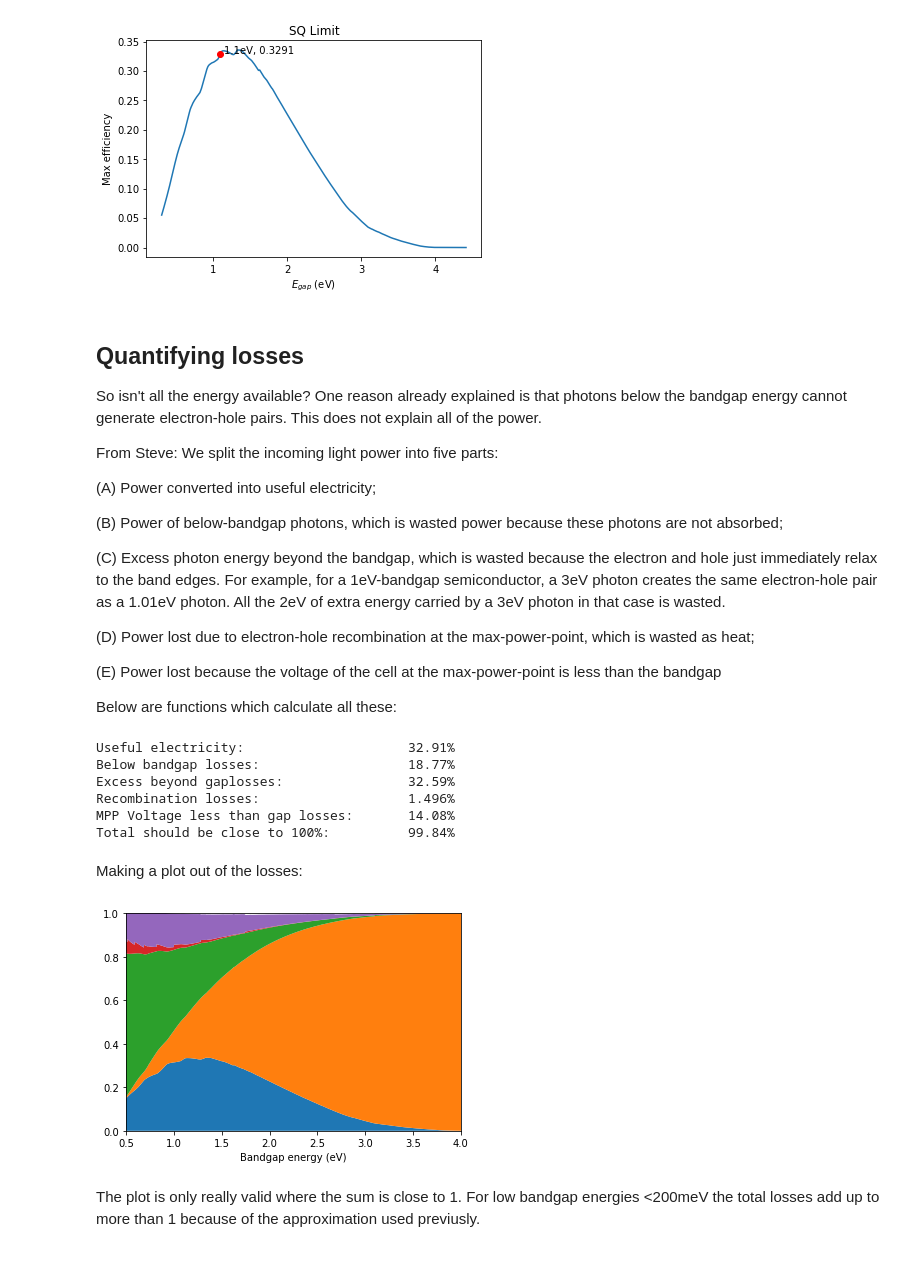
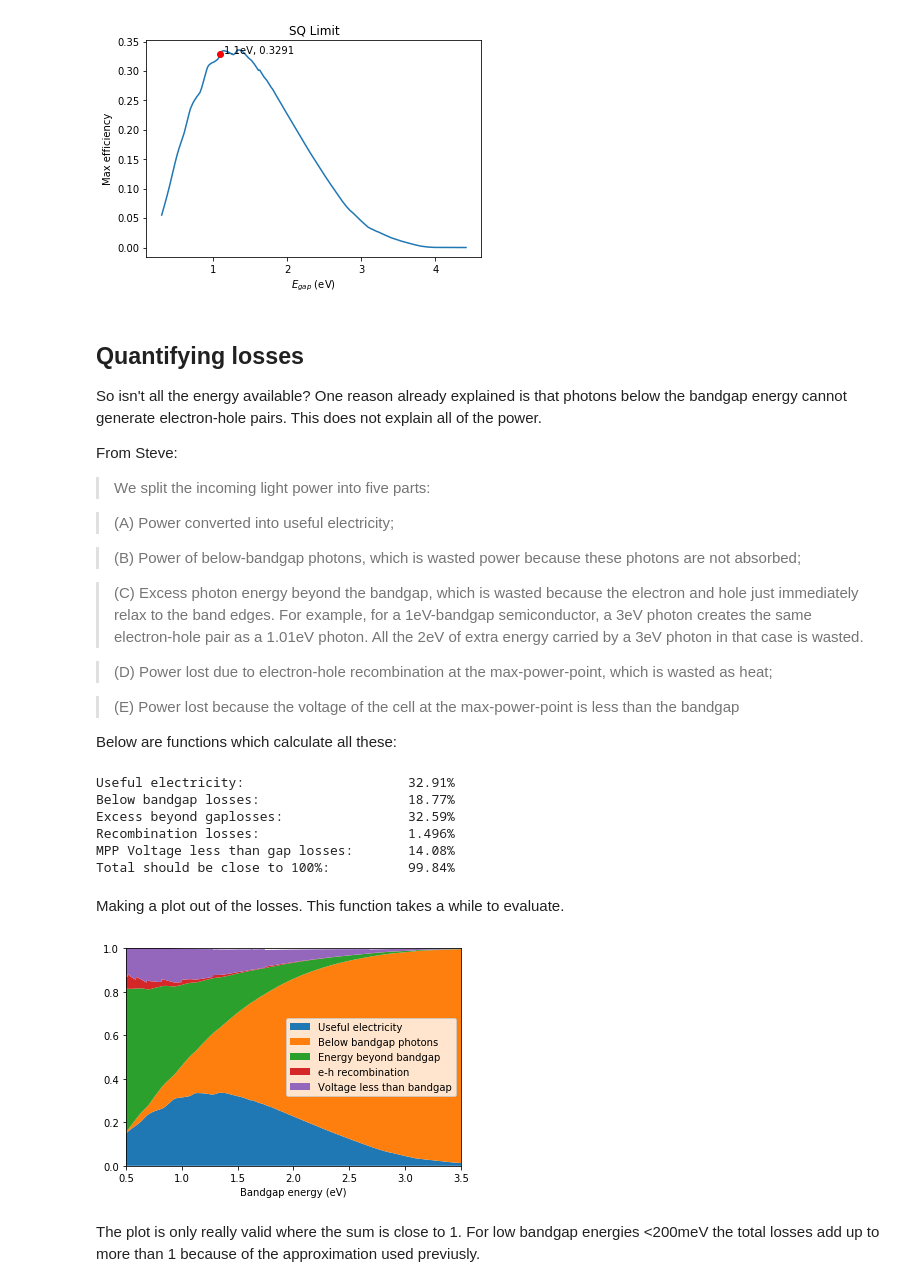
Before and after one commit to kaklin/sq-limit, a Jupyter notebook: SQ_limit.ipynb, the cells around one changed output. Drawn from its saved outputs; the diff is of its cells as text; code cells hidden in the pictures.

```diff
--- a/SQ_limit.ipynb
+++ b/SQ_limit.ipynb
@@ -63,6 +67,6 @@ $ E_e = N_p e E(eV) $ - Irradiance in watts per square metre
 # %%
 # A helper function that will do the job for us
-def convert_spectrum(spectrum, debug=False):
+def convert_spectrum(spectrum):
     """
     Spectrum input:
         y: Irradiance (W/m2/nm)
@@ -79,14 +83,6 @@ def convert_spectrum(spectrum, debug=False):
     d_lambda_d_E = h * c / E**2
     converted[:, 1] = converted[:, 1] * d_lambda_d_E * e / E
     converted[:, 0] = E / e
-    if debug:
-        print '~Photons above 1.1eV:'
-        print np.trapz(converted[950::-1, 1], converted[950::-1, 0]), '<- should equal 2.742e+21 if using solar spectrum'
-        print 'Total photons:'
-        print np.trapz(converted[::-1, 1], converted[::-1, 0]), '<- should equal 4.306e+21 if using solar spectrum'
-        print 'Solar constant:'
-        print np.trapz(converted[::-1, 1] * e * converted[::-1, 0], converted[::-1, 0]), '<- should equal 1000 if using solar spectrum'
-
     return converted
 # %%
 # Let's use the function, convert the input from the text file and have a look at it
@@ -374,49 +390,41 @@ sq_limit_plot(photon_spectrum)
 So isn't all the energy available? One reason already explained is that photons below the bandgap energy cannot generate electron-hole pairs. This does not explain all of the power.
 
 From Steve:
-We split the incoming light power into five parts:
 
-(A) Power converted into useful electricity;
+>We split the incoming light power into five parts:
 
-(B) Power of below-bandgap photons, which is wasted power because these photons are not absorbed;
+>(A) Power converted into useful electricity;
 
-(C) Excess photon energy beyond the bandgap, which is wasted because the electron and hole just immediately relax to the band edges. For example, for a 1eV-bandgap semiconductor, a 3eV photon creates the same electron-hole pair as a 1.01eV photon. All the 2eV of extra energy carried by a 3eV photon in that case is wasted.
+>(B) Power of below-bandgap photons, which is wasted power because these photons are not absorbed;
 
-(D) Power lost due to electron-hole recombination at the max-power-point, which is wasted as heat;
+>(C) Excess photon energy beyond the bandgap, which is wasted because the electron and hole just immediately relax to the band edges. For example, for a 1eV-bandgap semiconductor, a 3eV photon creates the same electron-hole pair as a 1.01eV photon. All the 2eV of extra energy carried by a 3eV photon in that case is wasted.
 
-(E) Power lost because the voltage of the cell at the max-power-point is less than the bandgap
+>(D) Power lost due to electron-hole recombination at the max-power-point, which is wasted as heat;
+
+>(E) Power lost because the voltage of the cell at the max-power-point is less than the bandgap
 
 Below are functions which calculate all these:
 # %%
 def excess_beyond_gap(egap, spectrum):
+    """Loss due to energy beyond bandgap; lost as heat"""
     # find egap index
     indexes = np.where(spectrum[:, 0] > egap)
-    # print indexes, 'above gap'
-    # print egap
-    # print spectrum[indexes, 0]
     y = spectrum[indexes, 1][0]
     x = spectrum[indexes, 0][0]
-    # print spectrum[200, :]
-    # print y
-    # print x
     return np.trapz(y[::-1] * (x[::-1] - egap), x[::-1])
 
 
 def energy_below_gap(egap, spectrum):
+    """Energy of photons below the bandgap"""
     # find egap index
     indexes = np.where(spectrum[:, 0] < egap)
-    # print indexes, 'below gap'
-    # print egap
-    # print spectrum[indexes, 0]
     y = spectrum[indexes, 1][0]
     x = spectrum[indexes, 0][0]
-    # print spectrum[200, :]
-    # print y
-    # print x
     return np.trapz(y[::-1] * x[::-1], x[::-1])
 
 
 def mpp_recombination(egap, spectrum):
+    """Loss due to recombination at the maximum power point"""
     return photons_above_bandgap(egap, spectrum) - j_at_mpp(egap, spectrum) / e
 
 
@@ -425,20 +433,13 @@ def mpp_v_less_than_gap(egap, spectrum):
 
 
 def loss(egap, spectrum):
+    """Returns a list with a breakdown of where the energy is lost"""
     solar_constant = np.trapz(spectrum[::-1, 1] * e * spectrum[::-1, 0], spectrum[::-1, 0])
-    # print solar_constant
     useful_electricity = max_eff(egap, spectrum)
     below_gap = energy_below_gap(egap, spectrum) * e / solar_constant
     beyond_gap = excess_beyond_gap(egap, spectrum) * e / solar_constant
     recomb = mpp_recombination(egap, spectrum) * e / solar_constant
     v_less = mpp_v_less_than_gap(egap, spectrum) / solar_constant
-    # print useful_electricity
-    # print below_gap
-    # print beyond_gap
-    # print recomb
-    # print v_less
-
-    # print useful_electricity + below_gap + beyond_gap + recomb + v_less, '<-- Should be close to 1 if everything works well'
     return [useful_electricity, below_gap, beyond_gap, recomb, v_less]
 # %%
 def print_losses(egap, spectrum):
@@ -459,33 +461,40 @@ Recombination losses:                   1.496%
 MPP Voltage less than gap losses:       14.08%
 Total should be close to 100%:          99.84%
 # %% [markdown]
-Making a plot out of the losses:
+Making a plot out of the losses. This function takes a while to evaluate.
 # %%
 def loss_plot(spectrum):
     gaps = spectrum[2:,0]
 
     a_arr = np.empty_like(gaps)
     b_arr = np.empty_like(gaps)
     c_arr = np.empty_like(gaps)
     d_arr = np.empty_like(gaps)
     e_arr = np.empty_like(gaps)
 
     for index, gap in enumerate(gaps):
         q,w,e,r,t = loss(gap, spectrum)
         a_arr[index] = q
         b_arr[index] = w
         c_arr[index] = e
         d_arr[index] = r
         e_arr[index] = t
 
     plt.xlabel('Bandgap energy (eV)')
     plt.stackplot(gaps, [a_arr,b_arr,c_arr,d_arr,e_arr])
-    plt.xlim(0.5,4)
+    plt.xlim(0.5,3.5)
     plt.ylim(0,1)
+    labels = ['Useful electricity',
+          'Below bandgap photons',
+          'Energy beyond bandgap',
+          'e-h recombination',
+          'Voltage less than bandgap']
+#     plt.legend(labels, loc='upper left', bbox_to_anchor=(1,1))
+    plt.legend(labels, loc=7)
 
 loss_plot(photon_spectrum)
 # %% [output]
-[figure, old version]
+[figure, new version]
 # %% [markdown]
 The plot is only really valid where the sum is close to 1. For low bandgap energies <200meV the total losses add up to more than 1 because of the approximation used previusly.
 # %%
```
Also changed, not shown: parts of 56 cells of this notebook.
